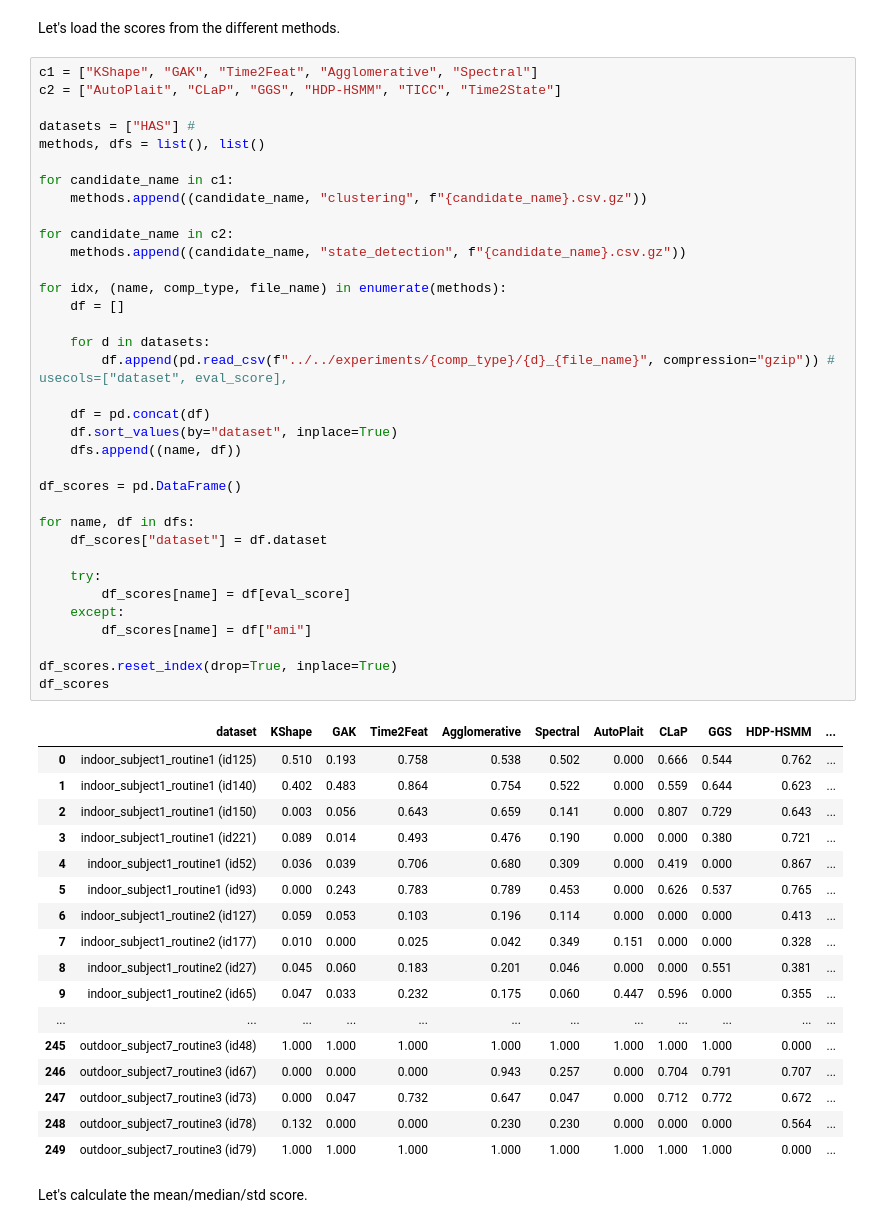
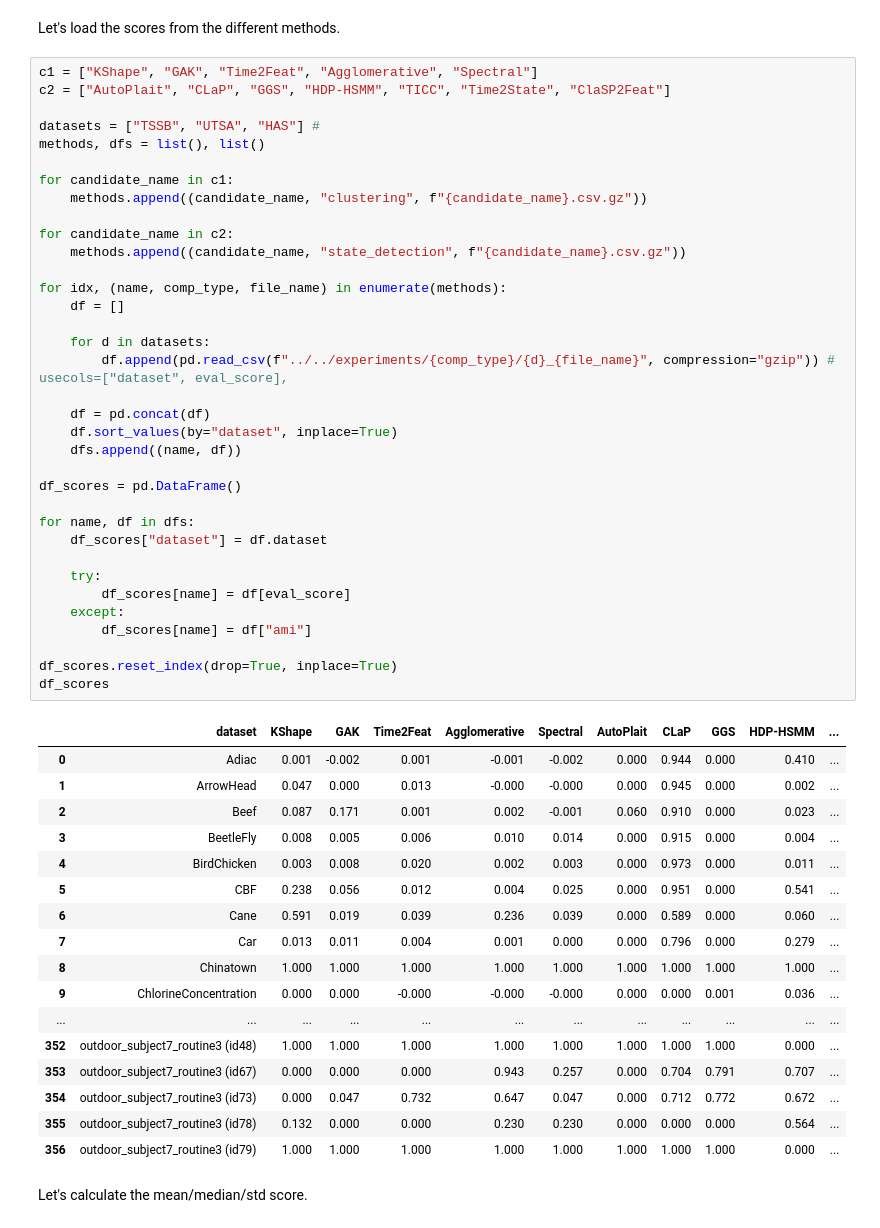
Before and after one commit to ermshaua/classification-label-profile, a Jupyter notebook: notebooks/comparative_analysis/clustering_competitor_combined.ipynb, the cells around one changed output. Cells and saved outputs as stored; diff of their text form.

```diff
--- a/notebooks/comparative_analysis/clustering_competitor_combined.ipynb
+++ b/notebooks/comparative_analysis/clustering_competitor_combined.ipynb
@@ -34,57 +34,57 @@ eval_score = "ami_score"
 Let's load the scores from the different methods.
 # %%
 c1 = ["KShape", "GAK", "Time2Feat", "Agglomerative", "Spectral"]
-c2 = ["AutoPlait", "CLaP", "GGS", "HDP-HSMM", "TICC", "Time2State"]
+c2 = ["AutoPlait", "CLaP", "GGS", "HDP-HSMM", "TICC", "Time2State", "ClaSP2Feat"]
 
-datasets = ["HAS"] #
+datasets = ["TSSB", "UTSA", "HAS"] #
 methods, dfs = list(), list()
 
 for candidate_name in c1:
     methods.append((candidate_name, "clustering", f"{candidate_name}.csv.gz"))
 
 for candidate_name in c2:
     methods.append((candidate_name, "state_detection", f"{candidate_name}.csv.gz"))
 
 for idx, (name, comp_type, file_name) in enumerate(methods):
     df = []
 
     for d in datasets:
         df.append(pd.read_csv(f"../../experiments/{comp_type}/{d}_{file_name}", compression="gzip")) # usecols=["dataset", eval_score],
 
     df = pd.concat(df)
     df.sort_values(by="dataset", inplace=True)
     dfs.append((name, df))
 
 df_scores = pd.DataFrame()
 
 for name, df in dfs:
     df_scores["dataset"] = df.dataset
 
     try:
         df_scores[name] = df[eval_score]
     except:
         df_scores[name] = df["ami"]
 
 df_scores.reset_index(drop=True, inplace=True)
 df_scores
 # %% [output]
 |  | dataset | KShape | GAK | Time2Feat | Agglomerative | Spectral | AutoPlait | CLaP | GGS | HDP-HSMM | ... |
-| 0 | indoor_subject1_routine1 (id125) | 0.510 | 0.193 | 0.758 | 0.538 | 0.502 | 0.000 | 0.666 | 0.544 | 0.762 | ... |
-| 1 | indoor_subject1_routine1 (id140) | 0.402 | 0.483 | 0.864 | 0.754 | 0.522 | 0.000 | 0.559 | 0.644 | 0.623 | ... |
-| 2 | indoor_subject1_routine1 (id150) | 0.003 | 0.056 | 0.643 | 0.659 | 0.141 | 0.000 | 0.807 | 0.729 | 0.643 | ... |
-| 3 | indoor_subject1_routine1 (id221) | 0.089 | 0.014 | 0.493 | 0.476 | 0.190 | 0.000 | 0.000 | 0.380 | 0.721 | ... |
-| 4 | indoor_subject1_routine1 (id52) | 0.036 | 0.039 | 0.706 | 0.680 | 0.309 | 0.000 | 0.419 | 0.000 | 0.867 | ... |
-| 5 | indoor_subject1_routine1 (id93) | 0.000 | 0.243 | 0.783 | 0.789 | 0.453 | 0.000 | 0.626 | 0.537 | 0.765 | ... |
-| 6 | indoor_subject1_routine2 (id127) | 0.059 | 0.053 | 0.103 | 0.196 | 0.114 | 0.000 | 0.000 | 0.000 | 0.413 | ... |
-| 7 | indoor_subject1_routine2 (id177) | 0.010 | 0.000 | 0.025 | 0.042 | 0.349 | 0.151 | 0.000 | 0.000 | 0.328 | ... |
-| 8 | indoor_subject1_routine2 (id27) | 0.045 | 0.060 | 0.183 | 0.201 | 0.046 | 0.000 | 0.000 | 0.551 | 0.381 | ... |
-| 9 | indoor_subject1_routine2 (id65) | 0.047 | 0.033 | 0.232 | 0.175 | 0.060 | 0.447 | 0.596 | 0.000 | 0.355 | ... |
+| 0 | Adiac | 0.001 | -0.002 | 0.001 | -0.001 | -0.002 | 0.000 | 0.944 | 0.000 | 0.410 | ... |
+| 1 | ArrowHead | 0.047 | 0.000 | 0.013 | -0.000 | -0.000 | 0.000 | 0.945 | 0.000 | 0.002 | ... |
+| 2 | Beef | 0.087 | 0.171 | 0.001 | 0.002 | -0.001 | 0.060 | 0.910 | 0.000 | 0.023 | ... |
+| 3 | BeetleFly | 0.008 | 0.005 | 0.006 | 0.010 | 0.014 | 0.000 | 0.915 | 0.000 | 0.004 | ... |
+| 4 | BirdChicken | 0.003 | 0.008 | 0.020 | 0.002 | 0.003 | 0.000 | 0.973 | 0.000 | 0.011 | ... |
+| 5 | CBF | 0.238 | 0.056 | 0.012 | 0.004 | 0.025 | 0.000 | 0.951 | 0.000 | 0.541 | ... |
+| 6 | Cane | 0.591 | 0.019 | 0.039 | 0.236 | 0.039 | 0.000 | 0.589 | 0.000 | 0.060 | ... |
+| 7 | Car | 0.013 | 0.011 | 0.004 | 0.001 | 0.000 | 0.000 | 0.796 | 0.000 | 0.279 | ... |
+| 8 | Chinatown | 1.000 | 1.000 | 1.000 | 1.000 | 1.000 | 1.000 | 1.000 | 1.000 | 1.000 | ... |
+| 9 | ChlorineConcentration | 0.000 | 0.000 | -0.000 | -0.000 | -0.000 | 0.000 | 0.000 | 0.001 | 0.036 | ... |
 | ... | ... | ... | ... | ... | ... | ... | ... | ... | ... | ... | ... |
-| 245 | outdoor_subject7_routine3 (id48) | 1.000 | 1.000 | 1.000 | 1.000 | 1.000 | 1.000 | 1.000 | 1.000 | 0.000 | ... |
-| 246 | outdoor_subject7_routine3 (id67) | 0.000 | 0.000 | 0.000 | 0.943 | 0.257 | 0.000 | 0.704 | 0.791 | 0.707 | ... |
-| 247 | outdoor_subject7_routine3 (id73) | 0.000 | 0.047 | 0.732 | 0.647 | 0.047 | 0.000 | 0.712 | 0.772 | 0.672 | ... |
-| 248 | outdoor_subject7_routine3 (id78) | 0.132 | 0.000 | 0.000 | 0.230 | 0.230 | 0.000 | 0.000 | 0.000 | 0.564 | ... |
-| 249 | outdoor_subject7_routine3 (id79) | 1.000 | 1.000 | 1.000 | 1.000 | 1.000 | 1.000 | 1.000 | 1.000 | 0.000 | ... |
+| 352 | outdoor_subject7_routine3 (id48) | 1.000 | 1.000 | 1.000 | 1.000 | 1.000 | 1.000 | 1.000 | 1.000 | 0.000 | ... |
+| 353 | outdoor_subject7_routine3 (id67) | 0.000 | 0.000 | 0.000 | 0.943 | 0.257 | 0.000 | 0.704 | 0.791 | 0.707 | ... |
+| 354 | outdoor_subject7_routine3 (id73) | 0.000 | 0.047 | 0.732 | 0.647 | 0.047 | 0.000 | 0.712 | 0.772 | 0.672 | ... |
+| 355 | outdoor_subject7_routine3 (id78) | 0.132 | 0.000 | 0.000 | 0.230 | 0.230 | 0.000 | 0.000 | 0.000 | 0.564 | ... |
+| 356 | outdoor_subject7_routine3 (id79) | 1.000 | 1.000 | 1.000 | 1.000 | 1.000 | 1.000 | 1.000 | 1.000 | 0.000 | ... |
 # %% [markdown]
 Let's calculate the mean/median/std score.
 # %%
```
Also changed, not shown: parts of 8 cells of this notebook, 13 other files.
